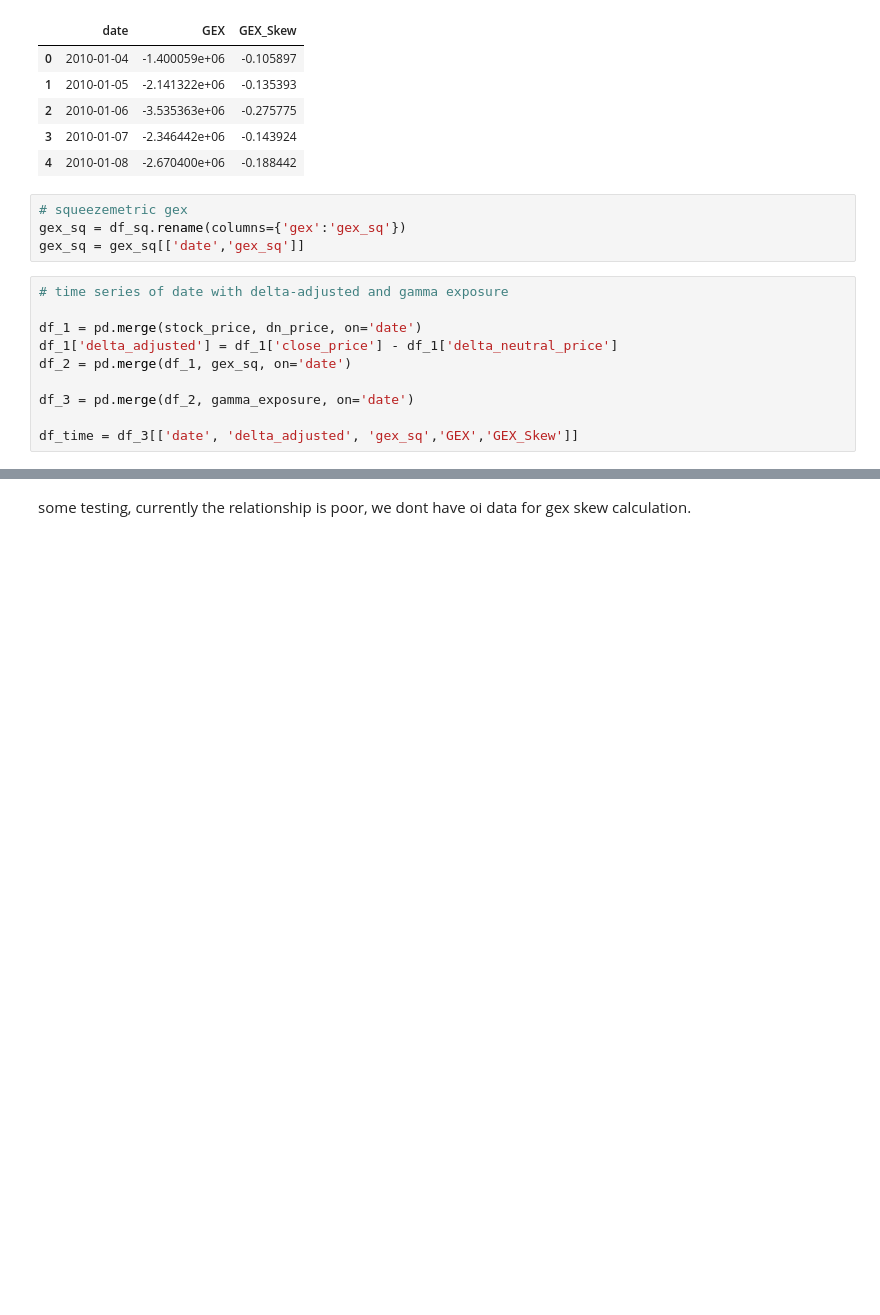
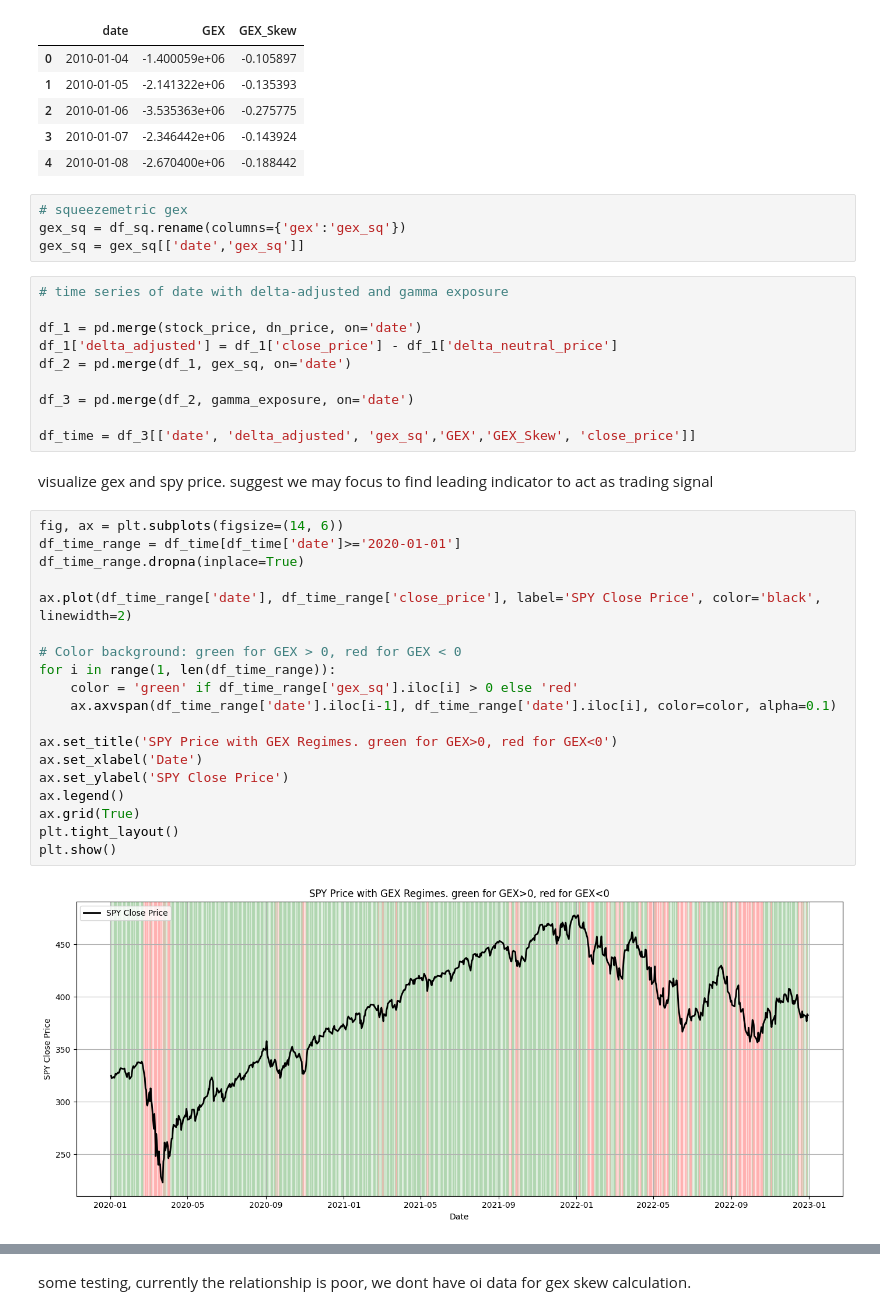
Before and after one commit to yifandill/Gamma_Exposure_Quant_Research, a Jupyter notebook: src/exploration.ipynb, the cells around one changed output, grey strips where cells are left out. Drawn from its saved outputs; the diff is of its cells as text; blank space fills up the shorter version.

Commit message:
update visualization and volatility prediction with gex

```diff
--- a/src/exploration.ipynb
+++ b/src/exploration.ipynb
@@ -124,4 +140,27 @@ df_2 = pd.merge(df_1, gex_sq, on='date')
 
 df_3 = pd.merge(df_2, gamma_exposure, on='date')
 
-df_time = df_3[['date', 'delta_adjusted', 'gex_sq','GEX','GEX_Skew']]
+df_time = df_3[['date', 'delta_adjusted', 'gex_sq','GEX','GEX_Skew', 'close_price']]
+# %% [markdown]
+visualize gex and spy price. suggest we may focus to find leading indicator to act as trading signal
+# %%
+fig, ax = plt.subplots(figsize=(14, 6))
+df_time_range = df_time[df_time['date']>='2020-01-01']
+df_time_range.dropna(inplace=True)
+
+ax.plot(df_time_range['date'], df_time_range['close_price'], label='SPY Close Price', color='black', linewidth=2)
+
+# Color background: green for GEX > 0, red for GEX < 0
+for i in range(1, len(df_time_range)):
+    color = 'green' if df_time_range['gex_sq'].iloc[i] > 0 else 'red'
+    ax.axvspan(df_time_range['date'].iloc[i-1], df_time_range['date'].iloc[i], color=color, alpha=0.1)
+
+ax.set_title('SPY Price with GEX Regimes. green for GEX>0, red for GEX<0')
+ax.set_xlabel('Date')
+ax.set_ylabel('SPY Close Price')
+ax.legend()
+ax.grid(True)
+plt.tight_layout()
+plt.show()
+# %% [output]
+[figure, added]
```
Also changed, not shown: parts of 5 cells of this notebook, 1 other file.
